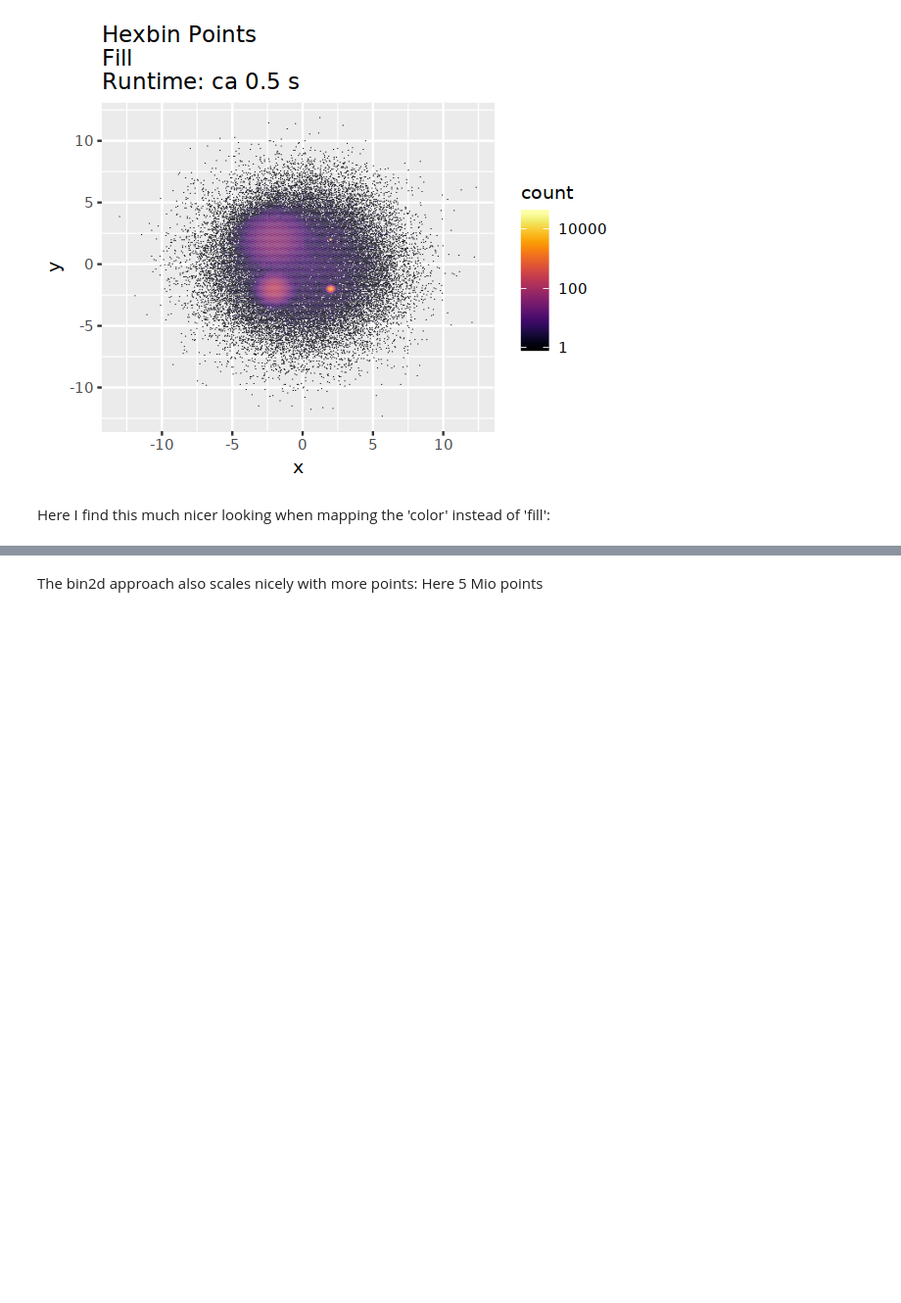
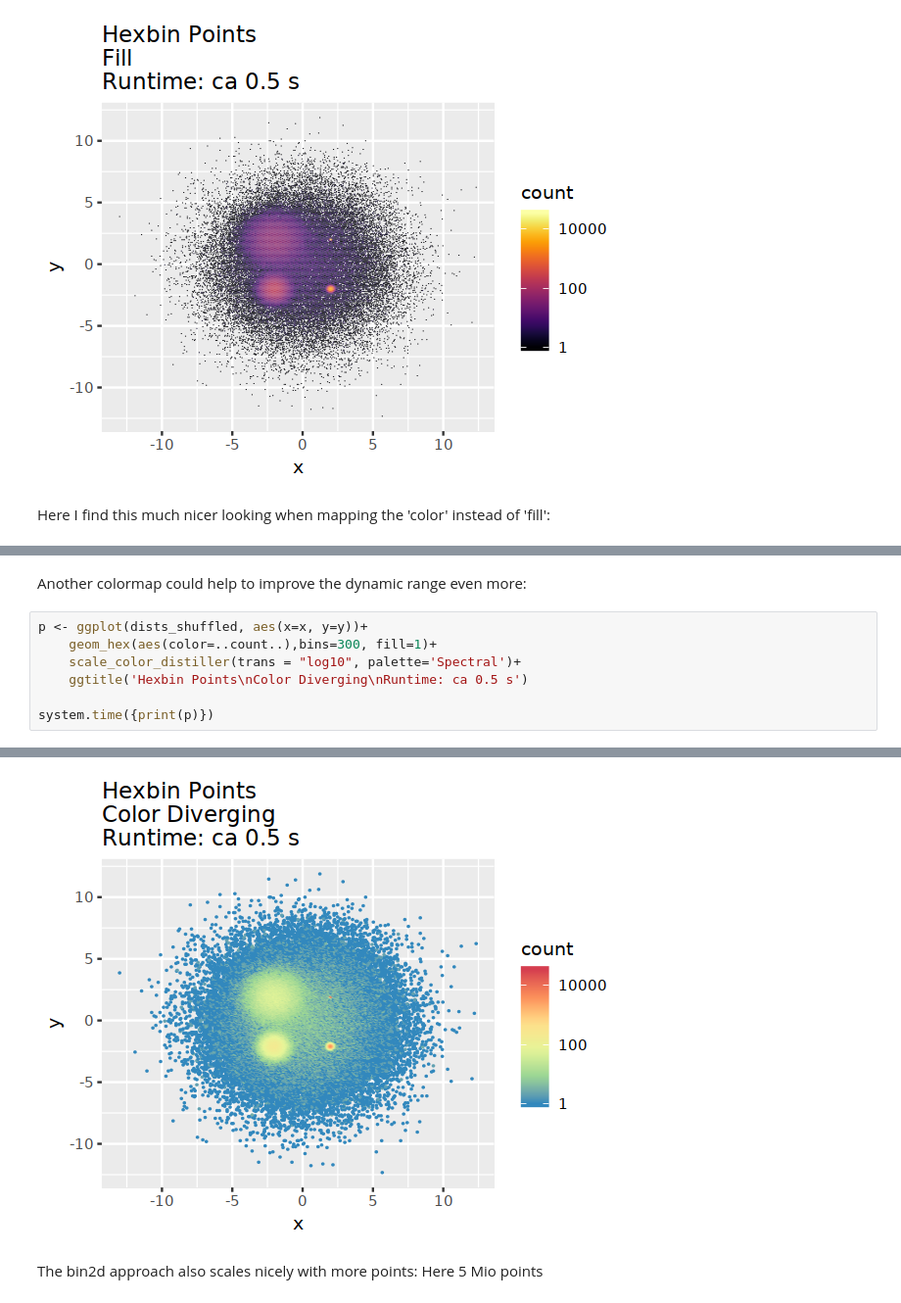
Before and after one commit to votti/vz-varia, a Jupyter notebook: heatscatter_example/heatscatter_example.ipynb, the cells around one changed output, grey strips where cells are left out. Shown at 98% size. Cells and saved outputs as stored; diff of their text form; blank space fills up the shorter version.

```diff
--- a/heatscatter_example/heatscatter_example.ipynb
+++ b/heatscatter_example/heatscatter_example.ipynb
@@ -245 +243,11 @@ system.time({print(p)})
 [figure]
+# %% [markdown]
+Another colormap could help to improve the dynamic range even more:
+# %%
+p <- ggplot(dists_shuffled, aes(x=x, y=y))+
+    geom_hex(aes(color=..count..),bins=300, fill=1)+
+    scale_color_distiller(trans = "log10", palette='Spectral')+
+    ggtitle('Hexbin Points\nColor Diverging\nRuntime: ca 0.5 s')
+
+system.time({print(p)})
+# %% [output]
@@ -246,3 +256,4 @@ system.time({print(p)})
+[figure, added]
 # %% [markdown]
 The bin2d approach also scales nicely with more points:
 Here 5 Mio points
```
Also changed, not shown: parts of 30 cells of this notebook, 1 other file.
